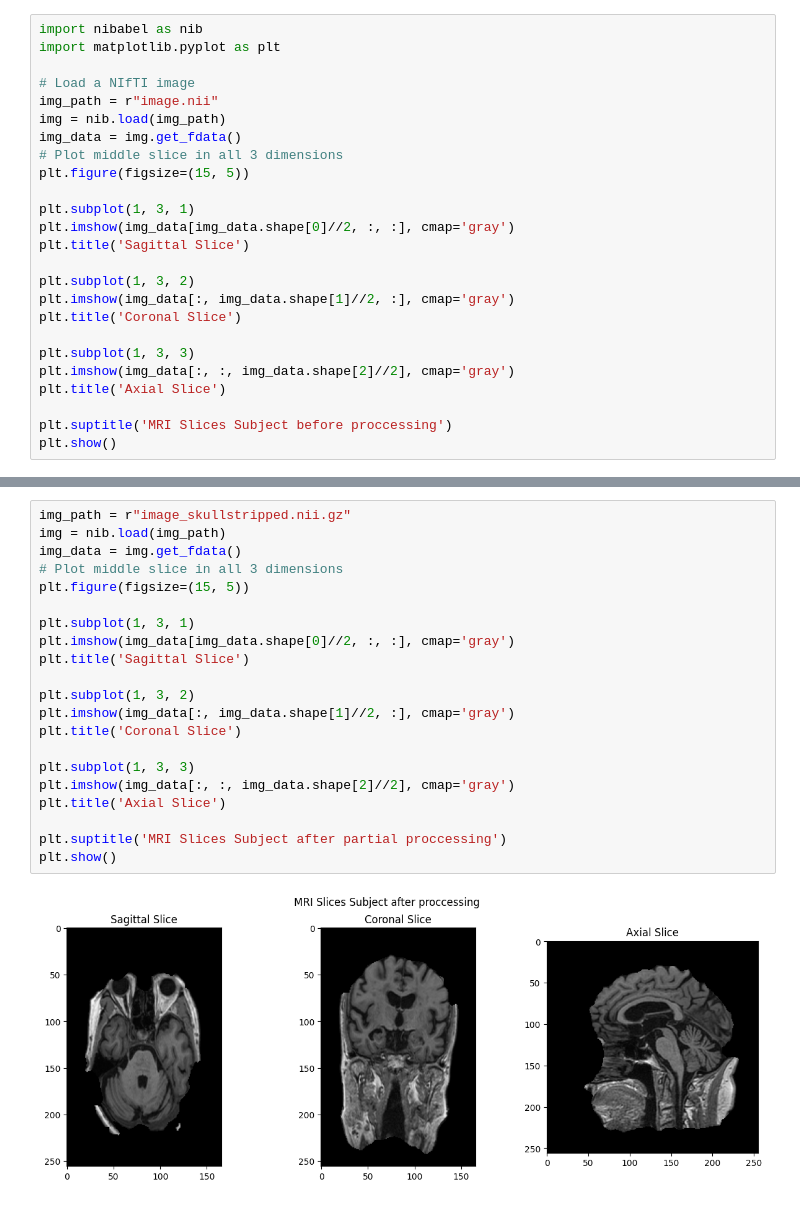
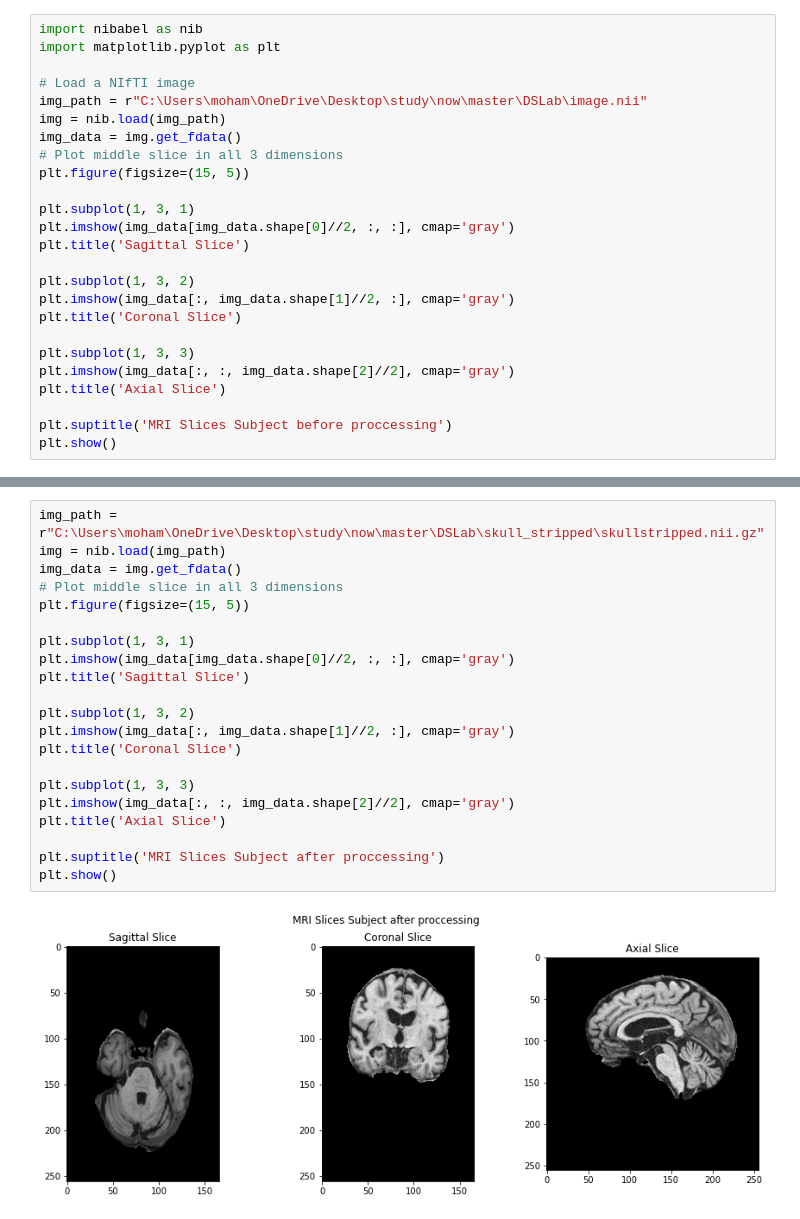
Before and after one commit to mohamed32145/MindCare, a Jupyter notebook: fslDataproccessing.ipynb, the cells around one changed output, grey strips where cells are left out. Saved outputs shown, nothing was run; the diff lists cells and outputs as text.

Commit message:
Add files via upload
changing the metod of skull extracting from fsl to SynthStrip after getting bad results from FSL BET

```diff
--- a/fslDataproccessing.ipynb
+++ b/fslDataproccessing.ipynb
@@ -256,7 +216,7 @@ import nibabel as nib
 import matplotlib.pyplot as plt
 
 # Load a NIfTI image
-img_path = r"image.nii"
+img_path = r"C:\Users\moham\OneDrive\Desktop\study\now\master\DSLab\image.nii"
 img = nib.load(img_path)
 img_data = img.get_fdata()
 # Plot middle slice in all 3 dimensions
@@ -279,25 +239,25 @@ plt.show()
 # %% [output]
 [figure]
 # %%
-img_path = r"image_skullstripped.nii.gz"
+img_path = r"C:\Users\moham\OneDrive\Desktop\study\now\master\DSLab\skull_stripped\skullstripped.nii.gz"
 img = nib.load(img_path)
 img_data = img.get_fdata()
 # Plot middle slice in all 3 dimensions
 plt.figure(figsize=(15, 5))
 
 plt.subplot(1, 3, 1)
 plt.imshow(img_data[img_data.shape[0]//2, :, :], cmap='gray')
 plt.title('Sagittal Slice')
 
 plt.subplot(1, 3, 2)
 plt.imshow(img_data[:, img_data.shape[1]//2, :], cmap='gray')
 plt.title('Coronal Slice')
 
 plt.subplot(1, 3, 3)
 plt.imshow(img_data[:, :, img_data.shape[2]//2], cmap='gray')
 plt.title('Axial Slice')
 
-plt.suptitle('MRI Slices Subject after partial proccessing')
+plt.suptitle('MRI Slices Subject after proccessing')
 plt.show()
 # %% [output]
-[figure, old version]
+[figure, new version]
```
Also changed, not shown: parts of 6 cells of this notebook.
